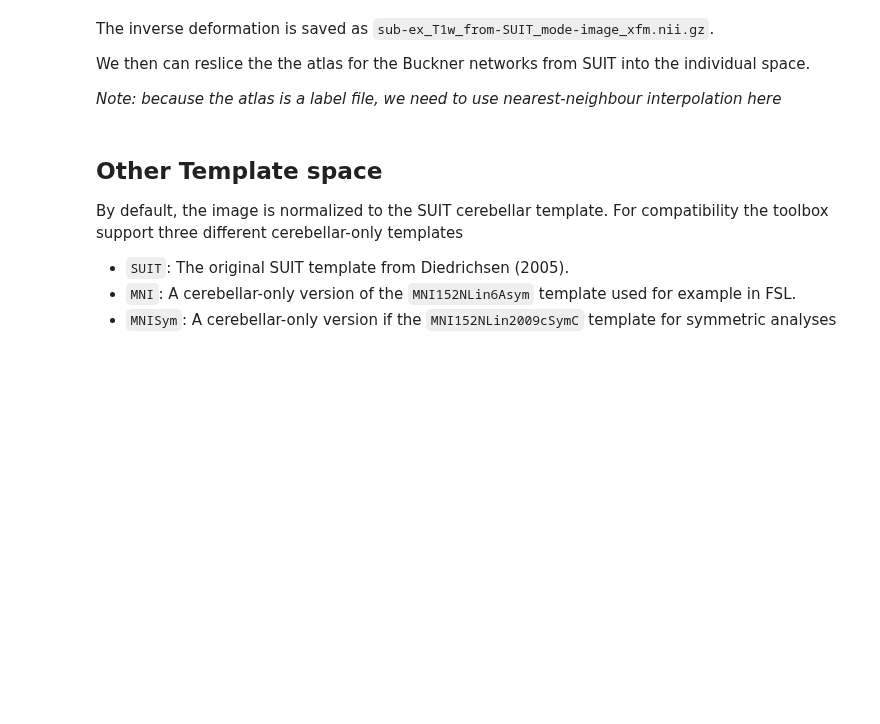
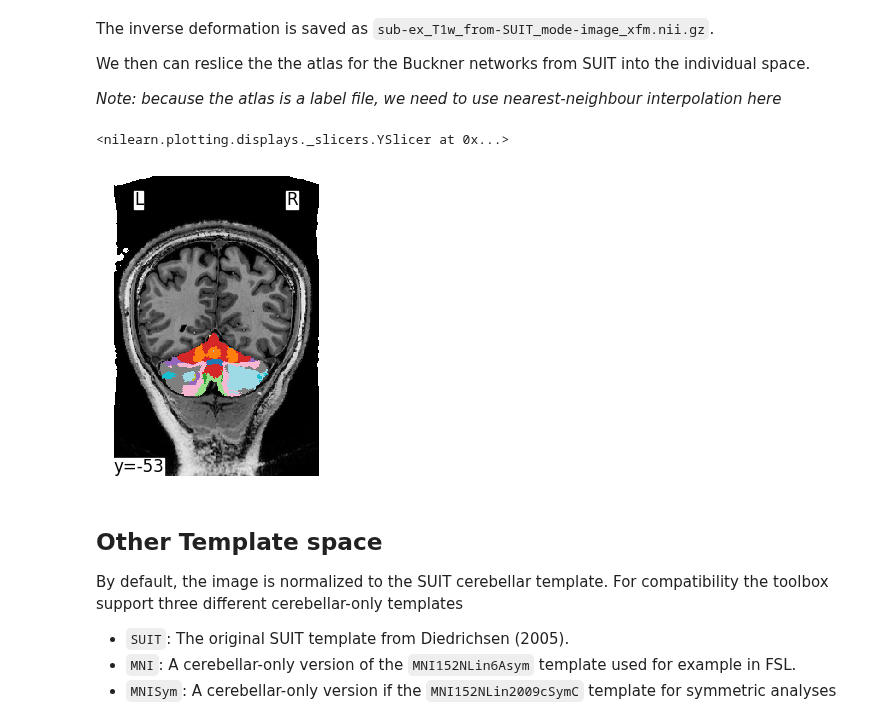
Before and after one commit to DiedrichsenLab/SUITPy, a Jupyter notebook: docs/source/tutorials/3.normalize_example.ipynb, the cells around one changed output. Drawn from its saved outputs; the diff is of its cells as text; code cells hidden in the pictures; blank space fills up the shorter version.

```diff
--- a/docs/source/tutorials/3.normalize_example.ipynb
+++ b/docs/source/tutorials/3.normalize_example.ipynb
@@ -91,8 +91,14 @@ We then can reslice the the atlas for the Buckner networks from SUIT into the in
 *Note: because the atlas is a label file, we need to use nearest-neighbour interpolation here*
 # %%
 # Set write_ants_transform=True to save the ants transformation files.
-img = suit.reslice(source_file = 'Buckner_17Networks.nii',
-                   deformation = results['inv_deformation'])
+buckner_img = suit.reslice_image('Buckner_17Networks.nii',
+                   deformation = results['inv_deformation'],
+                   interp=0)
+# %%
+npl.plot_img(buckner_img,display_mode='y',threshold=0.1, cut_coords=[-53.0], bg_img='sub-ex_T1w.nii.gz',colorbar=False,cmap='tab20')
+# %% [output]
+<nilearn.plotting.displays._slicers.YSlicer at 0x...>
+[figure, added]
 # %% [markdown]
 ## Other  Template space
 By default, the image is normalized to the SUIT cerebellar template. For compatibility the toolbox support three different cerebellar-only templates
```
